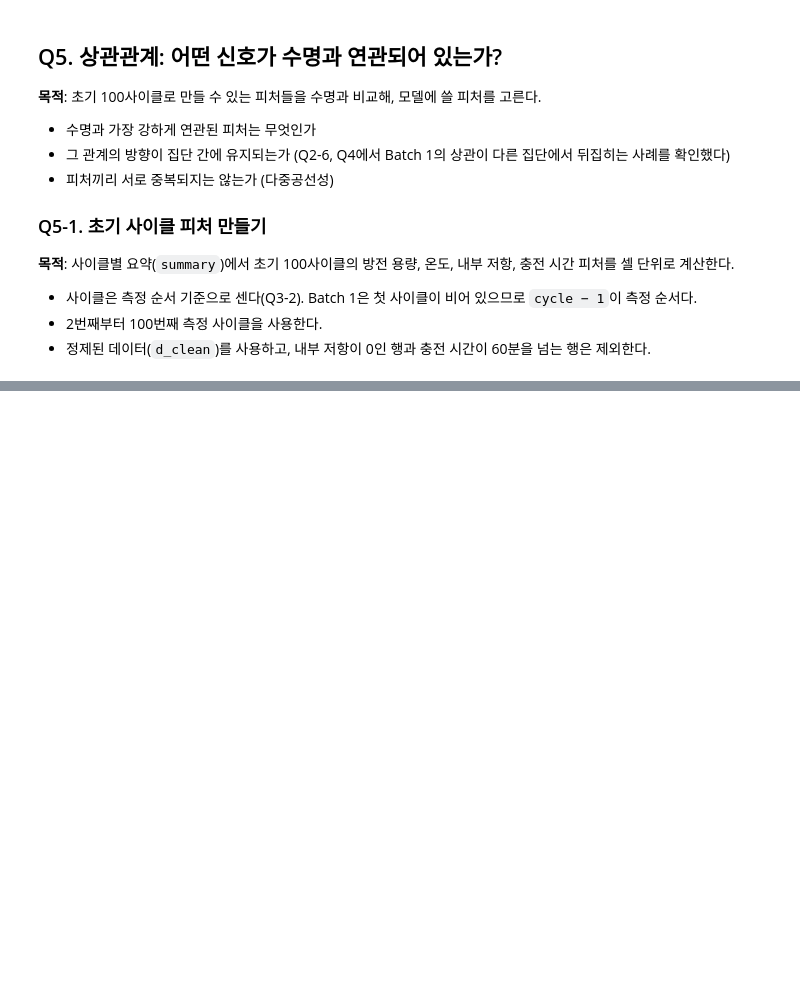
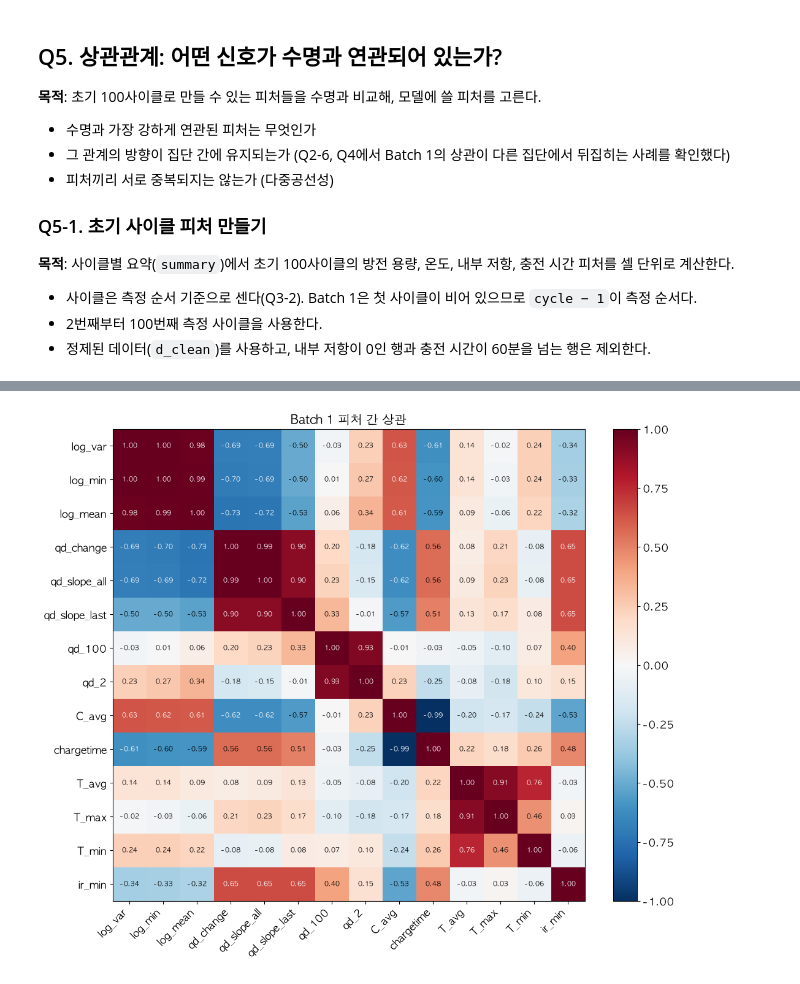
Before and after one commit to kyubin0973/DA-mini, a Jupyter notebook: notebooks/01_EDA.ipynb, the cells around one changed output, grey strips where cells are left out. Saved outputs shown, nothing was run; the diff lists cells and outputs as text; code cells hidden in the pictures; blank space fills up the shorter version.

```diff
--- a/notebooks/01_EDA.ipynb
+++ b/notebooks/01_EDA.ipynb
@@ -1769,0 +2101,18 @@ plt.show()
+# %%
+T_VALID = 20.0   # 이보다 낮은 온도는 측정 오류로 본다
+
+t_fix = (e.groupby('cell_id')
+         .apply(lambda g: pd.Series({
+             'T_avg': g.loc[g['Tavg'] > T_VALID, 'Tavg'].mean(),
+             'T_max': g.loc[g['Tmax'] > T_VALID, 'Tmax'].max(),
+             'T_min': g.loc[g['Tmin'] > T_VALID, 'Tmin'].min(),
+         }))
+         .reset_index())
+
+feat5 = feat5.drop(columns=['T_avg', 'T_max', 'T_min']).merge(t_fix, on='cell_id')
+
+print(feat5.groupby('group')['T_min'].agg(['min', 'median', 'max']).reindex(order).round(2))
+print(feat5.loc[feat5['cell_id'].isin(['b2c41', 'b2c46']), ['cell_id', 'T_min', 'T_avg', 'T_max']])
+
+g = feat5[feat5['group'] == 'Batch 2 일반']
+print('수정 후 T_min과 log_life의 상관 (30셀):', round(g['T_min'].corr(g['log_life']), 2))
@@ -1769,0 +2459,25 @@ plt.show()
+# %%
+mc_cols = ['log_var', 'log_min', 'log_mean',
+           'qd_change', 'qd_slope_all', 'qd_slope_last', 'qd_100', 'qd_2',
+           'C_avg', 'chargetime', 'T_avg', 'T_max', 'T_min', 'ir_min']
+
+b1f = feat5[feat5['group'] == 'Batch 1']
+cm = b1f[mc_cols].corr()
+
+fig, ax = plt.subplots(figsize=(12, 10))
+im = ax.imshow(cm.values, cmap='RdBu_r', vmin=-1, vmax=1)
+ax.set_xticks(range(len(mc_cols)))
+ax.set_xticklabels(mc_cols, rotation=45, ha='right')
+ax.set_yticks(range(len(mc_cols)))
+ax.set_yticklabels(mc_cols)
+for i in range(len(mc_cols)):
+    for j in range(len(mc_cols)):
+        v = cm.iloc[i, j]
+        ax.text(j, i, f'{v:.2f}', ha='center', va='center', fontsize=8,
+                color='white' if abs(v) > 0.6 else 'black')
+ax.set_title('Batch 1 피처 간 상관')
+fig.colorbar(im, ax=ax, fraction=0.046)
+plt.savefig(os.path.join(FIG_DIR, 'q5_multicollinearity.png'), dpi=150, bbox_inches='tight')
+plt.show()
+# %% [output]
+[figure, added]
```
Also changed, not shown: parts of 56 cells of this notebook, 2 other files.
